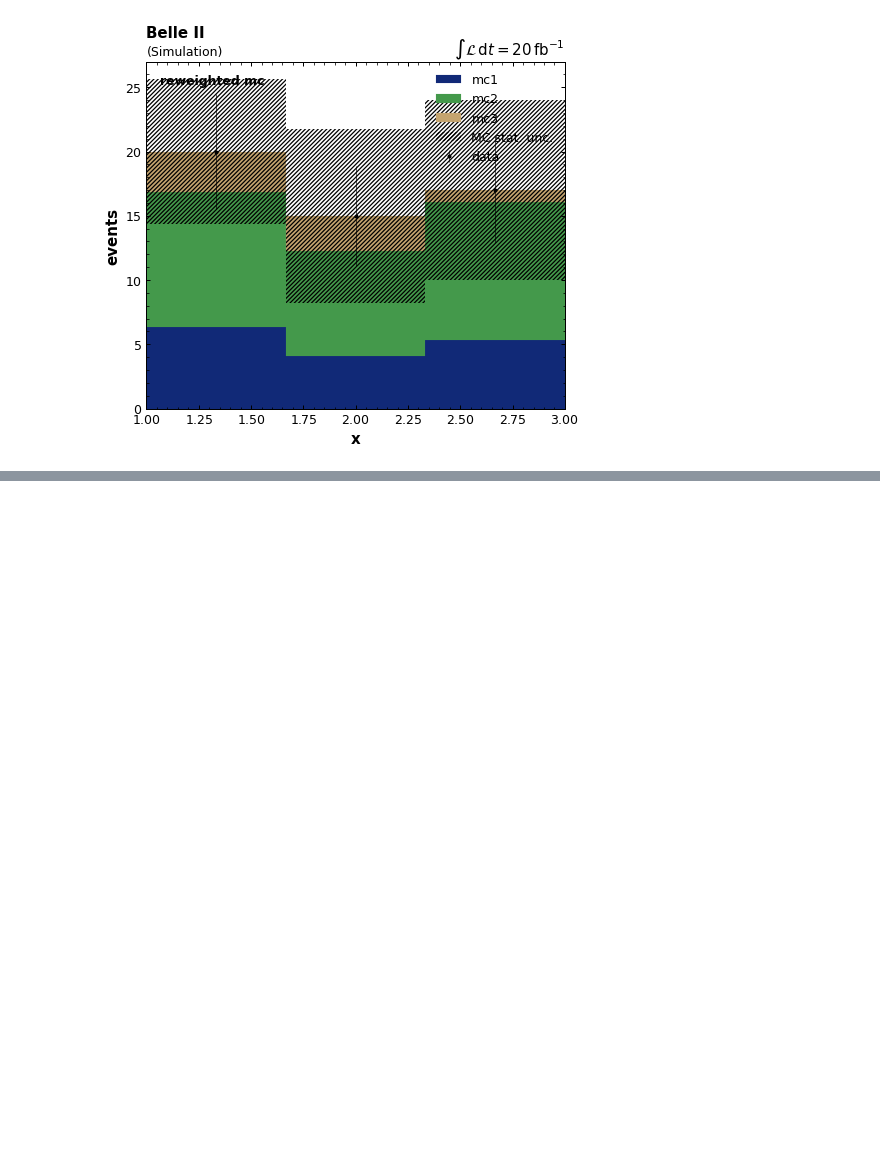
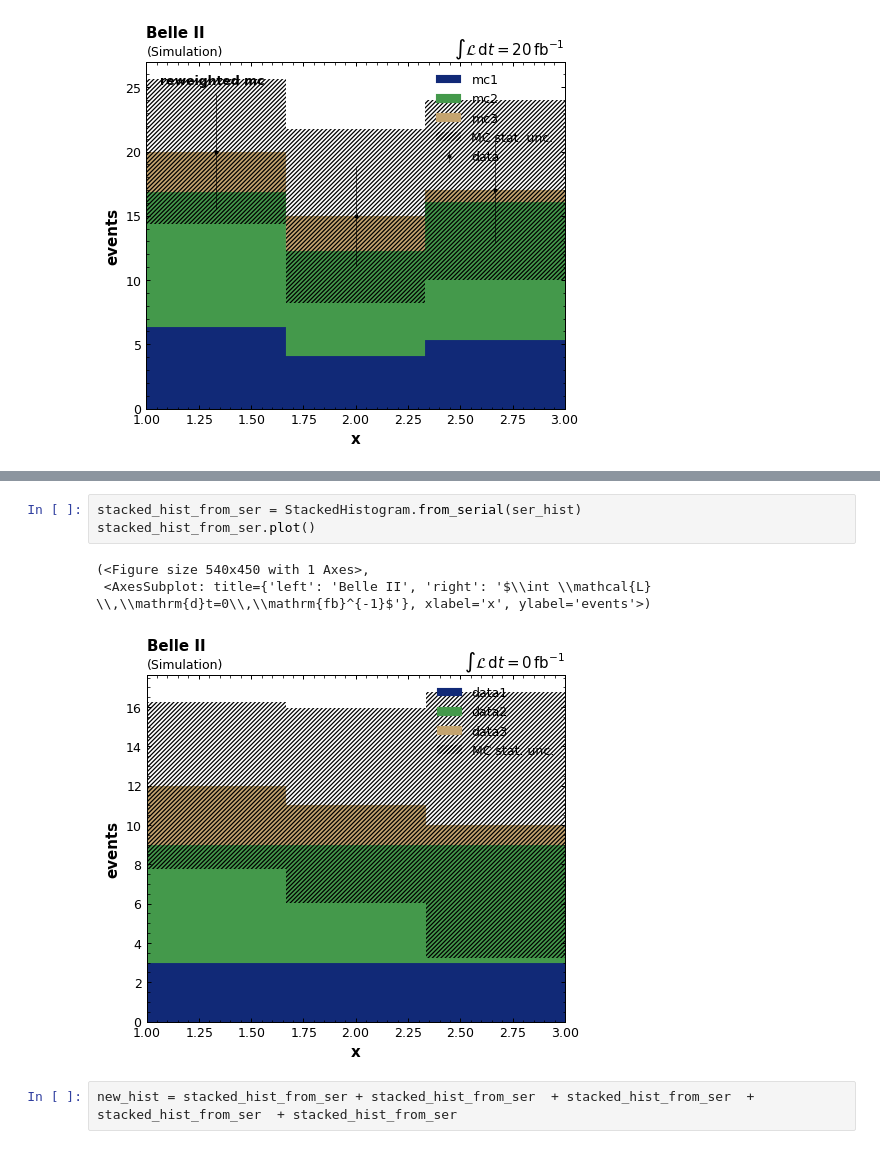
Before and after one commit to anselm-baur/b2analysis, a Jupyter notebook: examples/stacked_histogram.ipynb, the cells around one changed output, grey strips where cells are left out. Cells and saved outputs as stored; diff of their text form; blank space fills up the shorter version.

```diff
--- a/examples/stacked_histogram.ipynb
+++ b/examples/stacked_histogram.ipynb
@@ -109,0 +123,9 @@ stacked_hist.plot()
+# %%
+stacked_hist_from_ser = StackedHistogram.from_serial(ser_hist)
+stacked_hist_from_ser.plot()
+# %% [output]
+(<Figure size 540x450 with 1 Axes>,
+ <AxesSubplot: title={'left': 'Belle II', 'right': '$\\int \\mathcal{L} \\,\\mathrm{d}t=0\\,\\mathrm{fb}^{-1}$'}, xlabel='x', ylabel='events'>)
+[figure, added]
+# %%
+new_hist = stacked_hist_from_ser + stacked_hist_from_ser  + stacked_hist_from_ser  + stacked_hist_from_ser  + stacked_hist_from_ser
```
Also changed, not shown: parts of 6 cells of this notebook, 3 other files.
